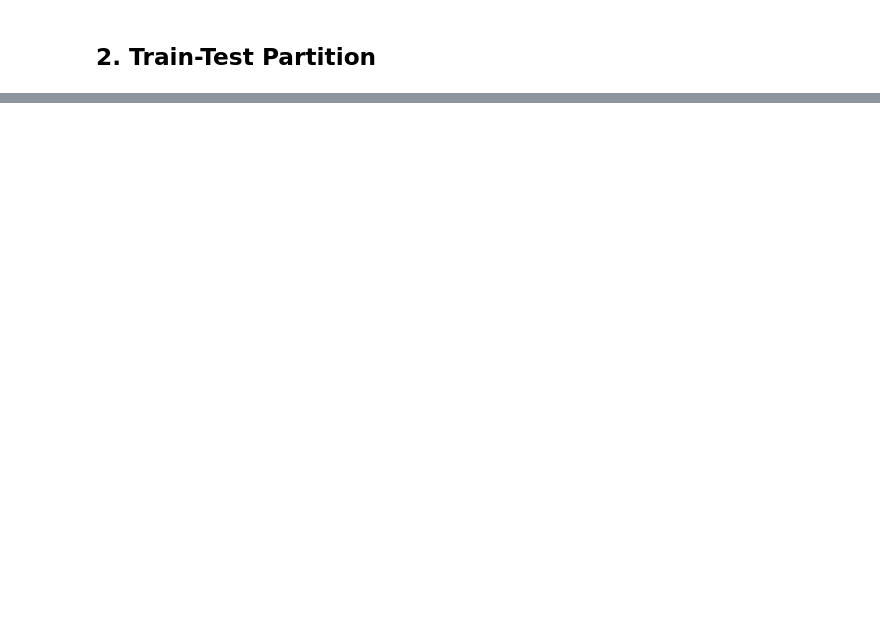
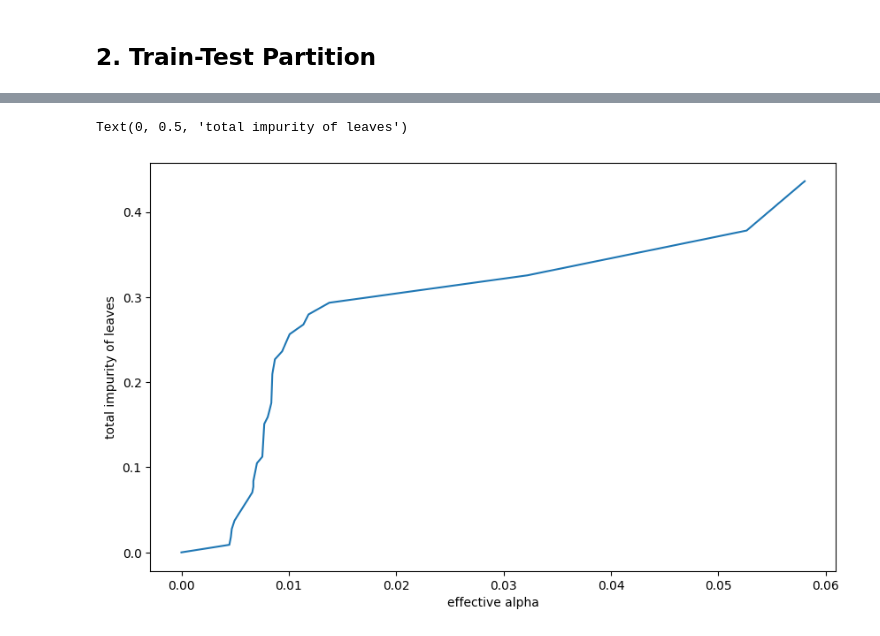
Before and after one commit to Sierra17/Statistical-Learning-Course, a Jupyter notebook: Assignments/6. Decision Trees/Assignment Trees.ipynb, the cells around one changed output, grey strips where cells are left out. Drawn from its saved outputs; the diff is of its cells as text; code cells hidden in the pictures; blank space fills up the shorter version.

```diff
--- a/Assignments/6. Decision Trees/Assignment Trees.ipynb
+++ b/Assignments/6. Decision Trees/Assignment Trees.ipynb
@@ -116,0 +197,6 @@ from sklearn import tree
+# %%
+clf_1 = tree.DecisionTreeClassifier(random_state=0)
+path = clf_1.cost_complexity_pruning_path(train_input, train_target)
+path
+
+#cross_val_score(clf_1, train_input, train_target , cv=10)
@@ -116,0 +214,10 @@ from sklearn import tree
+# %%
+ccp_alphas, impurities = path.ccp_alphas, path.impurities
+
+plt.figure(figsize=(10, 6))
+plt.plot(ccp_alphas, impurities)
+plt.xlabel("effective alpha")
+plt.ylabel("total impurity of leaves")
+# %% [output]
+Text(0, 0.5, 'total impurity of leaves')
+[figure, added]
```
Also changed, not shown: parts of 46 cells of this notebook, 1 other file.
